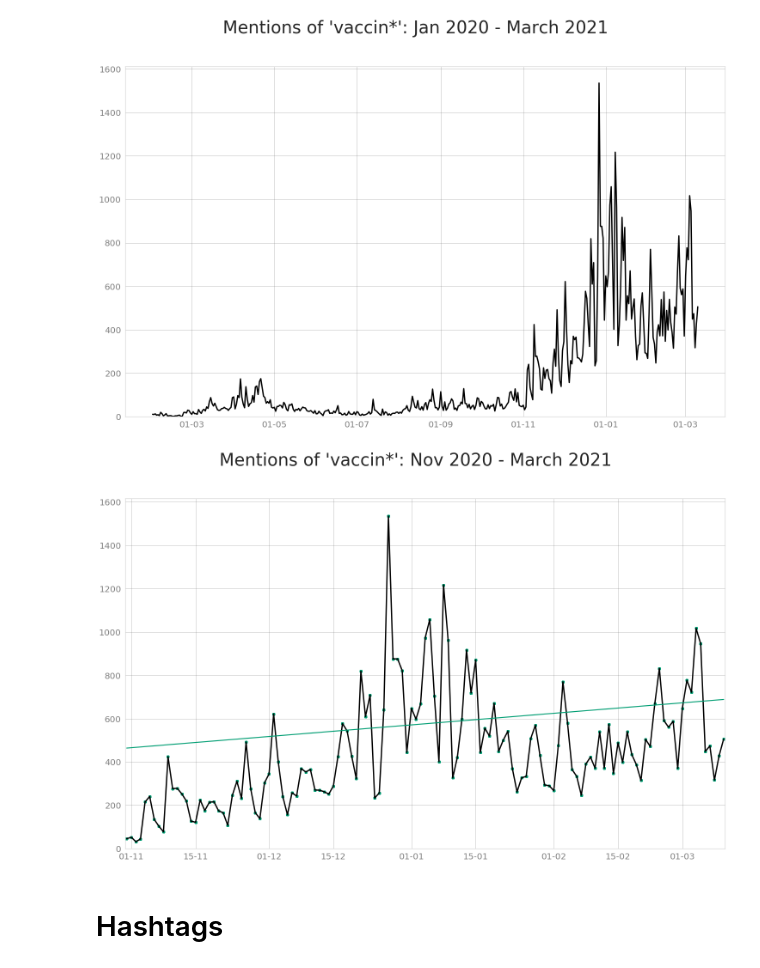
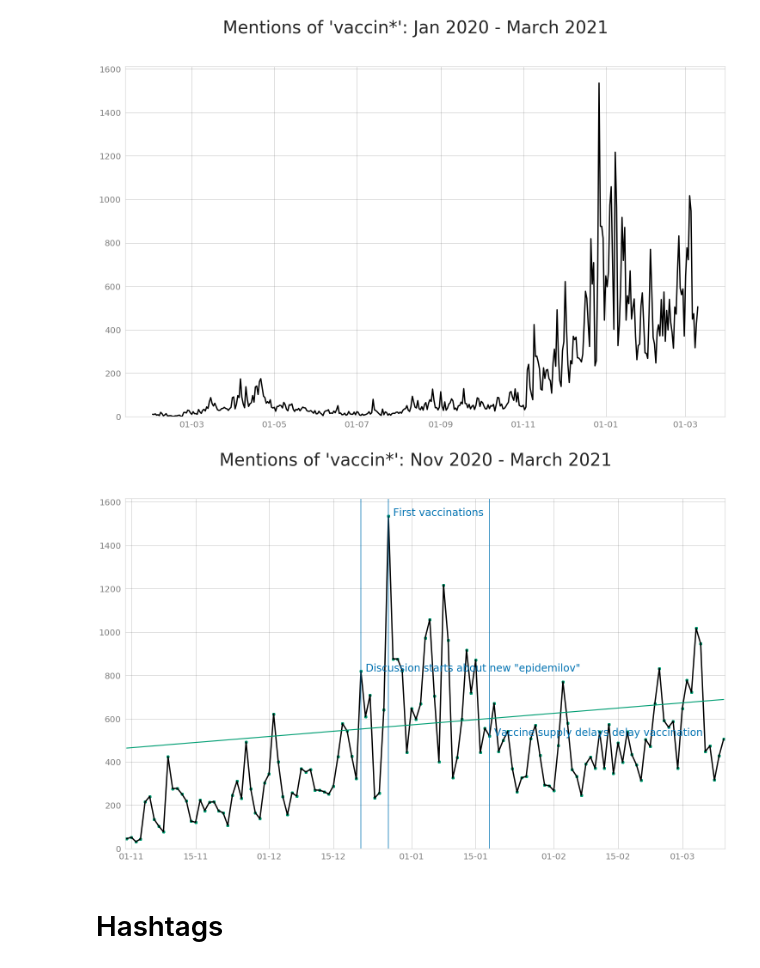
Before and after one commit to centre-for-humanities-computing/hope-vaccines-twitter, a Jupyter notebook: explore_and_visualize.ipynb, the cells around one changed output. Saved outputs shown, nothing was run; the diff lists cells and outputs as text; code cells hidden in the pictures.

Commit message:
updates to vaccines, new visuals

```diff
--- a/explore_and_visualize.ipynb
+++ b/explore_and_visualize.ipynb
@@ -136,46 +136,46 @@ ax1.set(xlabel="", ylabel = "")
 ax1.xaxis.get_label().set_fontsize(40)
 ax1.yaxis.get_label().set_fontsize(40)
 
 ax1.grid(color='grey', linestyle='-', linewidth=0.5, which= "both")
 
-#plt.axvline(dt.datetime(2020, 12, 21), color=palette[5])
-#plt.text(x = dt.datetime(2020, 12, 22), # x-coordinate position of data label, adjusted to be 3 right of the data point
-# y = freq_df[freq_df["date"] == "2020-12-21"]["nr_of_tweets"].reset_index(drop=True)[0], # y-coordinate position of data label, to take max height
-# s = 'Flight ban from UK', # data label
-# color = palette[5])
+plt.axvline(dt.datetime(2020, 12, 27), color=palette[5])
+plt.text(x = dt.datetime(2020, 12, 28), # x-coordinate position of data label, adjusted to be 3 right of the data point
+ y = freq_df[freq_df["date"] == "2020-12-27"]["nr_of_tweets"].reset_index(drop=True)[0], # y-coordinate position of data label, to take max height
+ s = 'First vaccinations', # data label
+ color = palette[5])
 
-#plt.axvline(dt.datetime(2020, 12, 23), color=palette[5])
-#plt.text(x = dt.datetime(2020, 12, 24), # x-coordinate position of data label, adjusted to be 3 right of the data point
-# y = freq_df[freq_df["date"] == "2020-12-23"]["nr_of_tweets"].reset_index(drop=True)[0], # y-coordinate position of data label, to take max height
-## s = 'Flight ban from UK extended', # data label
-# color = palette[5])
+plt.axvline(dt.datetime(2020, 12, 21), color=palette[5])
+plt.text(x = dt.datetime(2020, 12, 22), # x-coordinate position of data label, adjusted to be 3 right of the data point
+ y = freq_df[freq_df["date"] == "2020-12-21"]["nr_of_tweets"].reset_index(drop=True)[0], # y-coordinate position of data label, to take max height
+ s = 'Discussion starts about new "epidemilov"', # data label
+ color = palette[5])
 
-#plt.axvline(dt.datetime(2021, 1, 5), color=palette[5])
-#plt.text(x = dt.datetime(2021, 1, 6), # x-coordinate position of data label, adjusted to be 3 right of the data point
-# y = freq_df[freq_df["date"] == "2021-01-05"]["nr_of_tweets"].reset_index(drop=True)[0], # y-coordinate position of data label, to take max height
-# s = 'High alert, new 5m distance rules', # data label
-# color = palette[5])
+plt.axvline(dt.datetime(2021, 1, 18), color=palette[5])
+plt.text(x = dt.datetime(2021, 1, 19), # x-coordinate position of data label, adjusted to be 3 right of the data point
+ y = freq_df[freq_df["date"] == "2021-01-18"]["nr_of_tweets"].reset_index(drop=True)[0], # y-coordinate position of data label, to take max height
+ s = 'Vaccine supply delays delay vaccination', # data label
+ color = palette[5])
 
 #plt.axvline(dt.datetime(2021, 1, 13), color=palette[5])
 #plt.text(x = dt.datetime(2021, 1, 14), # x-coordinate position of data label, adjusted to be 3 right of the data point
 # y = freq_df[freq_df["date"] == "2021-01-13"]["nr_of_tweets"].reset_index(drop=True)[0], # y-coordinate position of data label, to take max height
 # s = 'Lockdown extended', # data label
 # color = palette[5])
 
 # Define the date format
 ax1.xaxis_date()
 date_form = mdates.DateFormatter("%d-%m")
 ax1.xaxis.set_major_formatter(date_form)
 
 ax1.set(ylim=(0, None))
 fig.suptitle("Mentions of 'vaccin*': Nov 2020 - March 2021", size = "40")
 #ax1.set_title('Level 1', fontsize=30)
 
 #ax1.legend_.remove()
 
 plot_name = "fig/all_vaccin_mentions_winter.png"
 fig.savefig(plot_name)
 
 fig.show()
 # %% [output]
-[figure, old version]
+[figure, new version]
```
Also changed, not shown: parts of 4 cells of this notebook, 7 other files.
